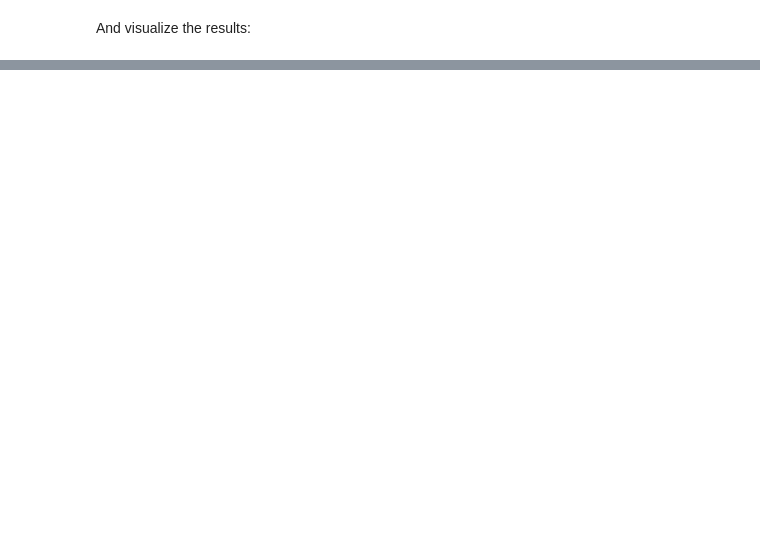
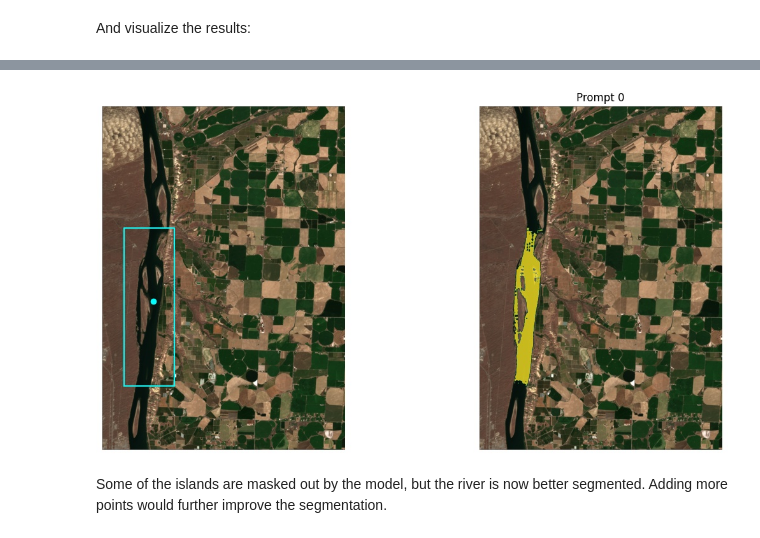
Before and after one commit to microsoft/farmvibes-ai, a Jupyter notebook: notebooks/segment_anything/sam_workflow.ipynb, the cells around one changed output, grey strips where cells are left out. Cells and saved outputs as stored; diff of their text form; code cells hidden in the pictures; blank space fills up the shorter version.

```diff
--- a/notebooks/segment_anything/sam_workflow.ipynb
+++ b/notebooks/segment_anything/sam_workflow.ipynb
@@ -325,0 +258,20 @@ lw_plot()
+# %%
+point_list = [
+        # Bounding box
+        shpg.box(-119.24966031524966, 46.40031374917289, -119.27706165804761, 46.4655760422024),
+    ]
+prompt_ids = [0]
+labels = [1]
+
+filepath, gdf, fid = create_geojson_file_from_point(point_list, labels, prompt_ids, storage_dir)
+geom_collection = ExternalReferenceList(
+    id=f"geo_{fid}",
+    time_range=time_range,
+    geometry=shpg.mapping(geom),
+    assets=[],
+    urls=[filepath]
+)
+
+# Running the workflow
+run = client.run("farm_ai/segmentation/segment_s2", "River segmentation with bbox", input_data={"user_input": roi_time_range, "prompts": geom_collection}, parameters={"spatial_overlap": 0.25})
+run.monitor()
@@ -325,0 +289,22 @@ lw_plot()
+# %%
+point_list = [
+        # Foregound river point
+        shpg.Point(-119.2608366093817, 46.43542519065661),
+        # Bounding box
+        shpg.box(-119.24966031524966, 46.40031374917289, -119.27706165804761, 46.4655760422024),
+    ]
+prompt_ids = [0] * len(point_list) # same prompt id
+labels = [1] * len(point_list) # foreground and background labels
+
+filepath, gdf, fid = create_geojson_file_from_point(point_list, labels, prompt_ids, storage_dir)
+geom_collection = ExternalReferenceList(
+    id=f"geo_{fid}",
+    time_range=time_range,
+    geometry=shpg.mapping(geom),
+    assets=[],
+    urls=[filepath]
+)
+
+# Running the workflow
+run = client.run("farm_ai/segmentation/segment_s2", "River segmentation with bbox", input_data={"user_input": roi_time_range, "prompts": geom_collection}, parameters={"spatial_overlap": 0.25})
+run.monitor()
@@ -325,0 +314,6 @@ lw_plot()
+# %%
+plot_rasters_prompts_masks(run, geom, gdf, labels)
+# %% [output]
+[figure, added]
+# %% [markdown]
+Some of the islands are masked out by the model, but the river is now better segmented. Adding more points would further improve the segmentation.
```
Also changed, not shown: parts of 25 cells of this notebook, 33 other files.
